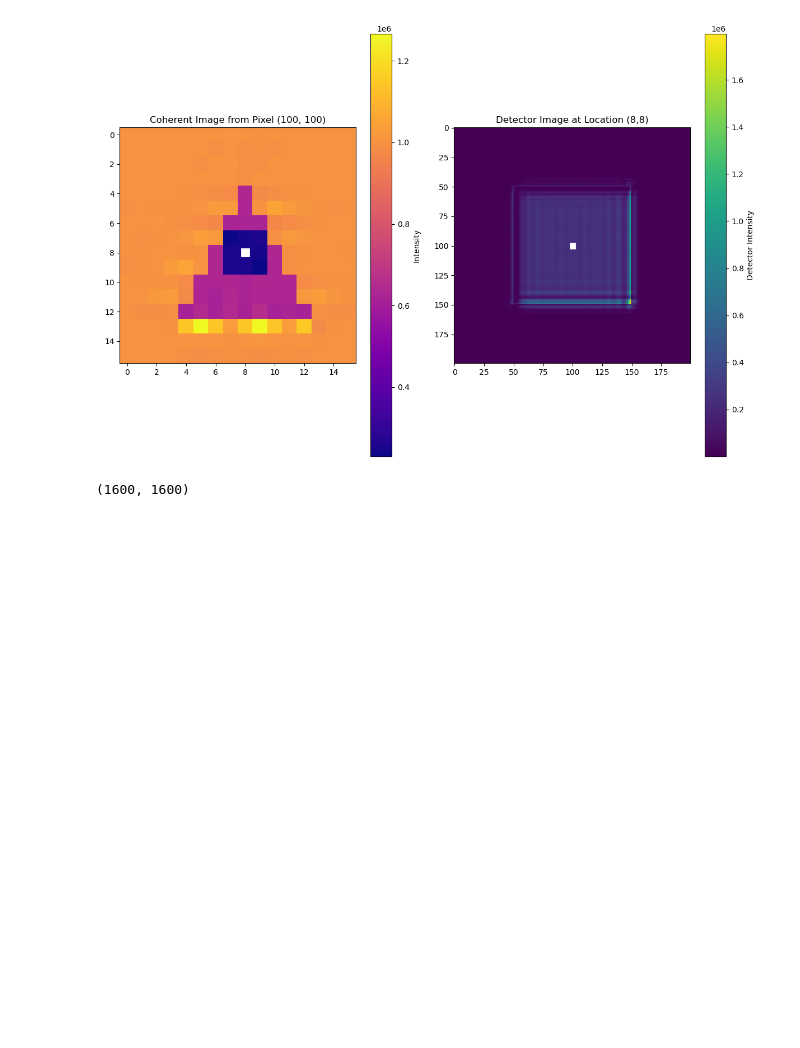
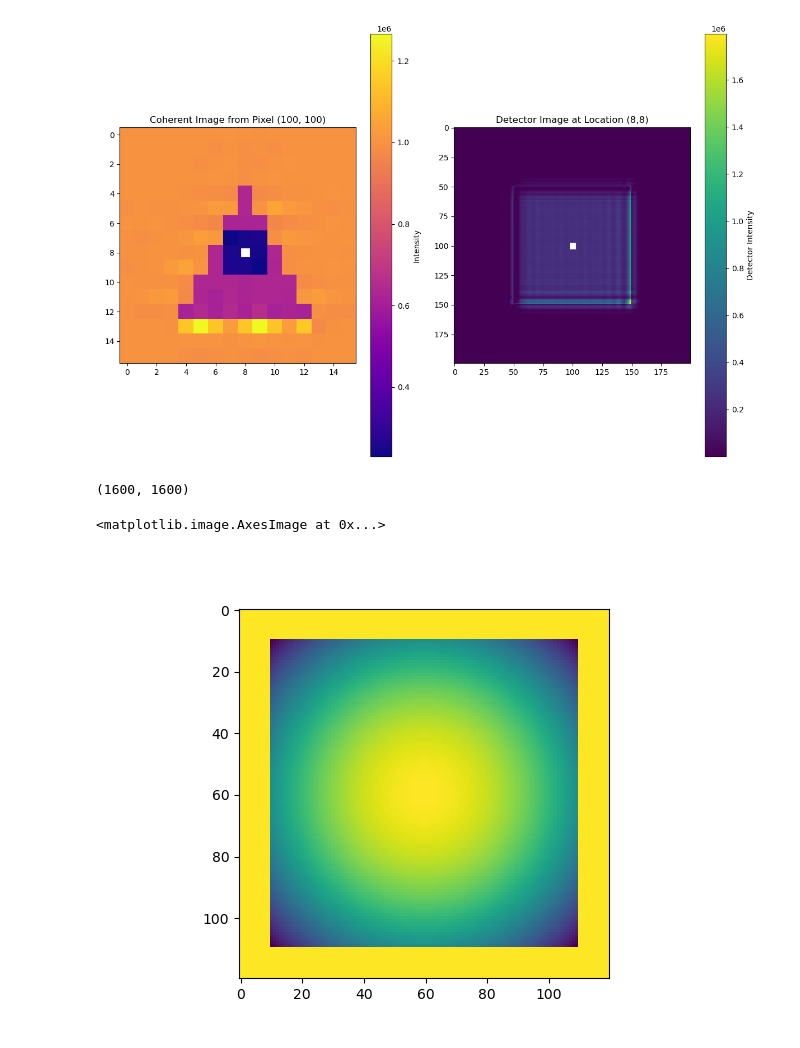
Before and after one commit to ahmed2903/ptycho_sim_2d, a Jupyter notebook: sim_2d.ipynb, the cells around one changed output. Saved outputs shown, nothing was run; the diff lists cells and outputs as text; code cells hidden in the pictures; blank space fills up the shorter version.

```diff
--- a/sim_2d.ipynb
+++ b/sim_2d.ipynb
@@ -364,7 +364,7 @@ kX.shape
 # %% [output]
 (1600, 1600)
 # %%
-def extract_pupil_roi(margin=0):
+def extract_pupil_roi(margin=10):
     """
     Extracts the region of interest (ROI) of the pupil
     based on the known aperture width.
@@ -381,27 +381,33 @@ def extract_pupil_roi(margin=0):
     kX_roi, kY_roi : np.ndarray
         Cropped coordinate grids.
     """
-    if not hasattr(self, "pupil"):
-        raise AttributeError("Run make_pupil() first.")
 
     # half-width of aperture in frequency space
-    k_cutoff = self.na / self.wavelength * 2 * np.pi
+    k_cutoff = na / wavelength * 2 * np.pi
 
     # find indices that fall within cutoff
-    mask_x = np.where(np.abs(self.kX[0, :]) <= k_cutoff)[0]
-    mask_y = np.where(np.abs(self.kY[:, 0]) <= k_cutoff)[0]
+    mask_x = np.where(np.abs(kX[0, :]) <= k_cutoff)[0]
+    mask_y = np.where(np.abs(kY[:, 0]) <= k_cutoff)[0]
 
     x_min, x_max = mask_x.min(), mask_x.max()
     y_min, y_max = mask_y.min(), mask_y.max()
 
     # add margins safely
     x_min = max(0, x_min - margin)
-    x_max = min(self.pupil.shape[1], x_max + margin + 1)
+    x_max = min(pupil.shape[1], x_max + margin + 1)
     y_min = max(0, y_min - margin)
-    y_max = min(self.pupil.shape[0], y_max + margin + 1)
+    y_max = min(pupil.shape[0], y_max + margin + 1)
 
-    pupil_roi = self.pupil[y_min:y_max, x_min:x_max]
-    kX_roi = self.kX[y_min:y_max, x_min:x_max]
-    kY_roi = self.kY[y_min:y_max, x_min:x_max]
+    pupil_roi = pupil[y_min:y_max, x_min:x_max]
+    kX_roi = kX[y_min:y_max, x_min:x_max]
+    kY_roi = kY[y_min:y_max, x_min:x_max]
 
     return pupil_roi, kX_roi, kY_roi
+# %%
+pupil_roi, kx_roi, ky_roi = extract_pupil_roi(margin=10)
+# %%
+plt.figure()
+plt.imshow(np.angle(pupil_roi))
+# %% [output]
+<matplotlib.image.AxesImage at 0x...>
+[figure, added]
```
Also changed, not shown: 1 other file.
